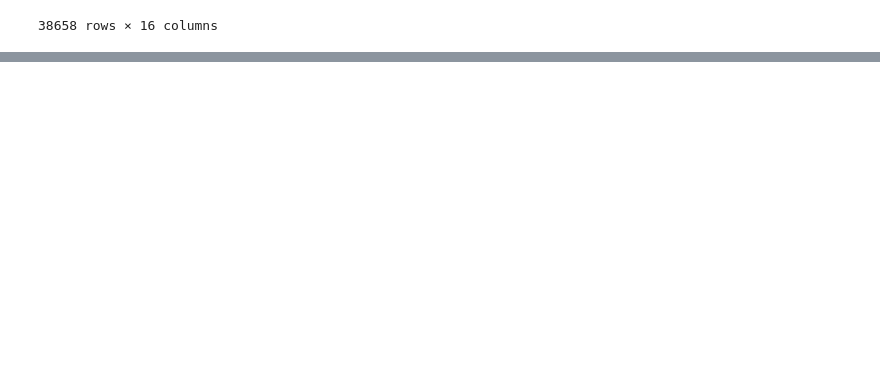
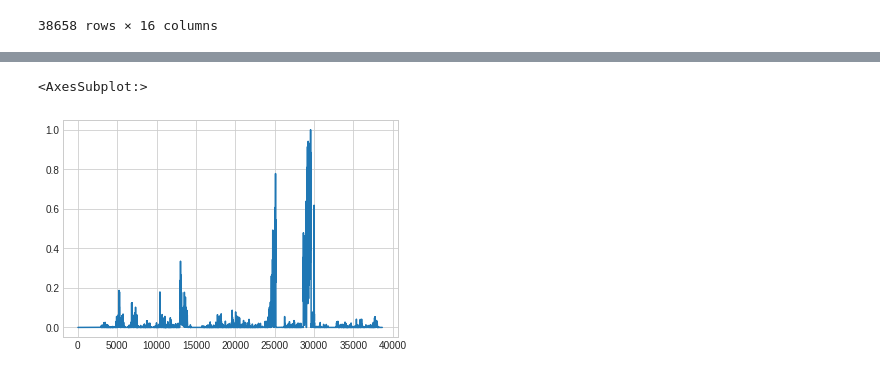
Before and after one commit to munozariasjm/plt-anomaly-detector, a Jupyter notebook: examples/detection copy.ipynb, the cells around one changed output, grey strips where cells are left out. Saved outputs shown, nothing was run; the diff lists cells and outputs as text; code cells hidden in the pictures; blank space fills up the shorter version.

Commit message:
Add return original and dictionary output

```diff
--- a/examples/detection copy.ipynb
+++ b/examples/detection copy.ipynb
@@ -41,7 +41,7 @@ And now, lets select a Fill to analyze, this is direct:
 FILL_N = 7921
 anomaly_dict = anm_searcher(FILL_N,
                             return_preprocessed=True,
-                            generate_plots=True,
+                            return_original=True,
                             save_path = f"/afs/cern.ch/user/j/jmunozar/private/InProcess/anomalies_results")
 # %% [output]
 Running pipeline...
@@ -87,0 +95,21 @@ if False:
+# %%
+def transform_diff(df: pd.Series):
+    diff = np.diff(df.values)
+    return (diff/np.max(diff))**3
+
+def _positive_changes(df: pd.Series):
+    diff = transform_diff(df)
+    diff[diff < 0] = 0
+    return diff
+
+def _negative_changes(df: pd.Series):
+    diff = transform_diff(df)
+    diff[diff > 0] = 0
+    a_diff = np.abs(diff)
+    return a_diff
+# %%
+x = _positive_changes(ch7)
+sns.lineplot(np.arange(len(x)), x)
+# %% [output]
+<AxesSubplot:>
+[figure, added]
```
Also changed, not shown: parts of 8 cells of this notebook, 4 other files.
